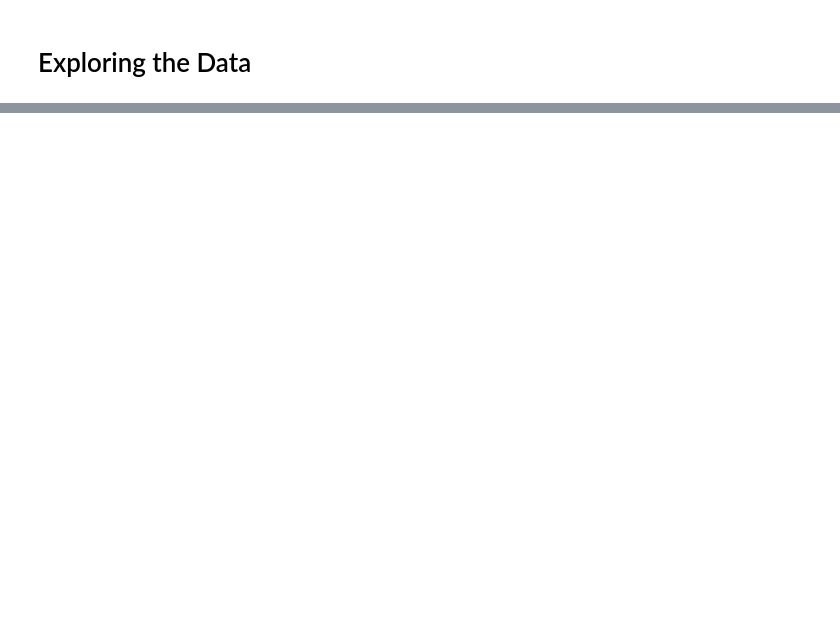
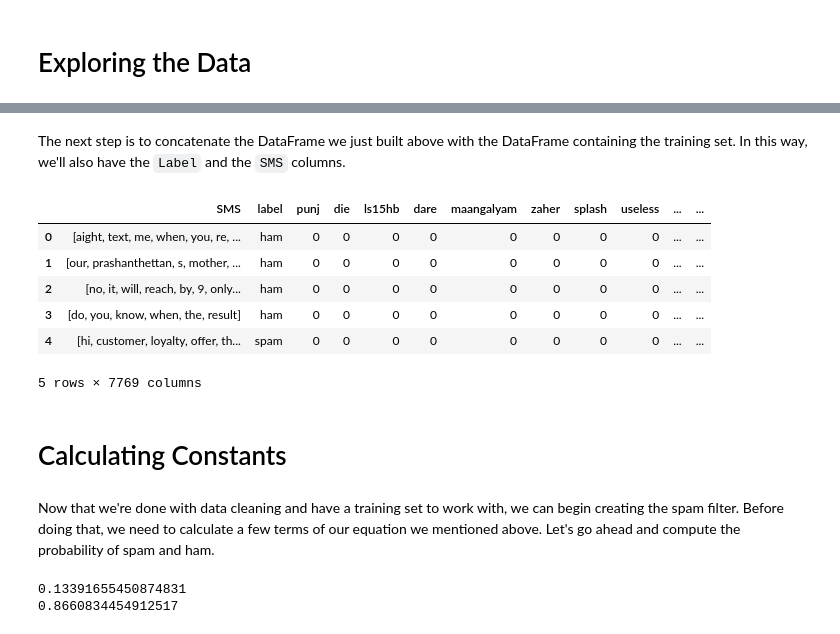
Before and after one commit to pheygiod/my_projects, a Jupyter notebook: to_complete/spam_filter.ipynb, the cells around one changed output, grey strips where cells are left out. Drawn from its saved outputs; the diff is of its cells as text; code cells hidden in the pictures; blank space fills up the shorter version.

Commit message:
'pushing latest spam_filter updates

```diff
--- a/to_complete/spam_filter.ipynb
+++ b/to_complete/spam_filter.ipynb
@@ -11,0 +154,6 @@ SyntaxError: unexpected EOF while parsing (<string>, line 1)
+# %%
+# Removing all punctuations from column SMS
+training_set['SMS'] = training_set['SMS'].str.replace('\W', ' ')
+
+# Transforming every letter in every word to lower case from column SMS
+training_set['SMS'] = training_set['SMS'].str.lower()
@@ -11,0 +168,11 @@ SyntaxError: unexpected EOF while parsing (<string>, line 1)
+# %%
+# Creating a vocabulary for the messages in the training set
+
+training_set['SMS'] = training_set['SMS'].str.split() # Transforming each message into a list
+
+vocabulary = [] # Initiating an empty list
+for value in training_set['SMS']: # Using a nested loop to iterate each message in the SMS column
+    for i in value:
+        vocabulary.append(i) # Appending each string (word) to the vocabulary list
+vocabulary = set(vocabulary) # Removing duplicates from vocabulary list using the set() method
+vocabulary = list(vocabulary) # Transforming the set back into a list
@@ -11,0 +200,8 @@ SyntaxError: unexpected EOF while parsing (<string>, line 1)
+# %%
+# Creating a dictionary for our training set
+
+word_counts_per_sms = {unique_word: [0] * len(training_set['SMS']) for unique_word in vocabulary} # outputting a list of the length of `training_set['SMS']`, where each element in the list will be a `0`
+
+for index, sms in enumerate(training_set['SMS']): # using the enumerate() function to get both the index and the SMS message
+    for word in sms: # looping over `sms` (a list of strings, where each string represents a word in a message)
+        word_counts_per_sms[word][index] += 1 # incrementing the dictionary by 1
@@ -11,0 +210,4 @@ SyntaxError: unexpected EOF while parsing (<string>, line 1)
+# %%
+# Transforming word_counts_per_sms into a DataFrame
+word_counts = pd.DataFrame(word_counts_per_sms)
+word_counts.head()
@@ -11,0 +222,33 @@ SyntaxError: unexpected EOF while parsing (<string>, line 1)
+# %% [markdown]
+The next step is to concatenate the DataFrame we just built above with the DataFrame containing the training set. In this way, we'll also have the `Label` and the `SMS` columns.
+# %%
+# Concatenating word_counts with the training set
+cleaned_training_set = pd.concat([training_set, word_counts], axis=1)
+cleaned_training_set.head()
+# %% [output]
+|  | SMS | label | punj | die | ls15hb | dare | maangalyam | zaher | splash | useless | ... | ... |
+| 0 | [aight, text, me, when, you, re, ... | ham | 0 | 0 | 0 | 0 | 0 | 0 | 0 | 0 | ... | ... |
+| 1 | [our, prashanthettan, s, mother, ... | ham | 0 | 0 | 0 | 0 | 0 | 0 | 0 | 0 | ... | ... |
+| 2 | [no, it, will, reach, by, 9, only... | ham | 0 | 0 | 0 | 0 | 0 | 0 | 0 | 0 | ... | ... |
+| 3 | [do, you, know, when, the, result] | ham | 0 | 0 | 0 | 0 | 0 | 0 | 0 | 0 | ... | ... |
+| 4 | [hi, customer, loyalty, offer, th... | spam | 0 | 0 | 0 | 0 | 0 | 0 | 0 | 0 | ... | ... |
+5 rows × 7769 columns
+# %% [markdown]
+# Calculating Constants
+# %% [markdown]
+Now that we're done with data cleaning and have a training set to work with, we can begin creating the spam filter. Before doing that, we need to calculate a few terms of our equation we mentioned above. Let's go ahead and compute the probability of spam and ham.
+# %%
+# Calculating P(Spam) and P(Ham)
+spam_messages = cleaned_training_set[cleaned_training_set['label'] == 'spam'].shape[0] # returning number of rows with spam messages
+ham_messages = cleaned_training_set[cleaned_training_set['label'] == 'ham'].shape[0] # returning number of rows with ham messages
+
+total_messages = spam_messages + ham_messages
+
+p_spam = spam_messages / total_messages
+p_ham = ham_messages / total_messages
+
+print(p_spam)
+print(p_ham)
+# %% [output]
+0.13391655450874831
+0.8660834454912517
```
Also changed, not shown: parts of 52 cells of this notebook.
